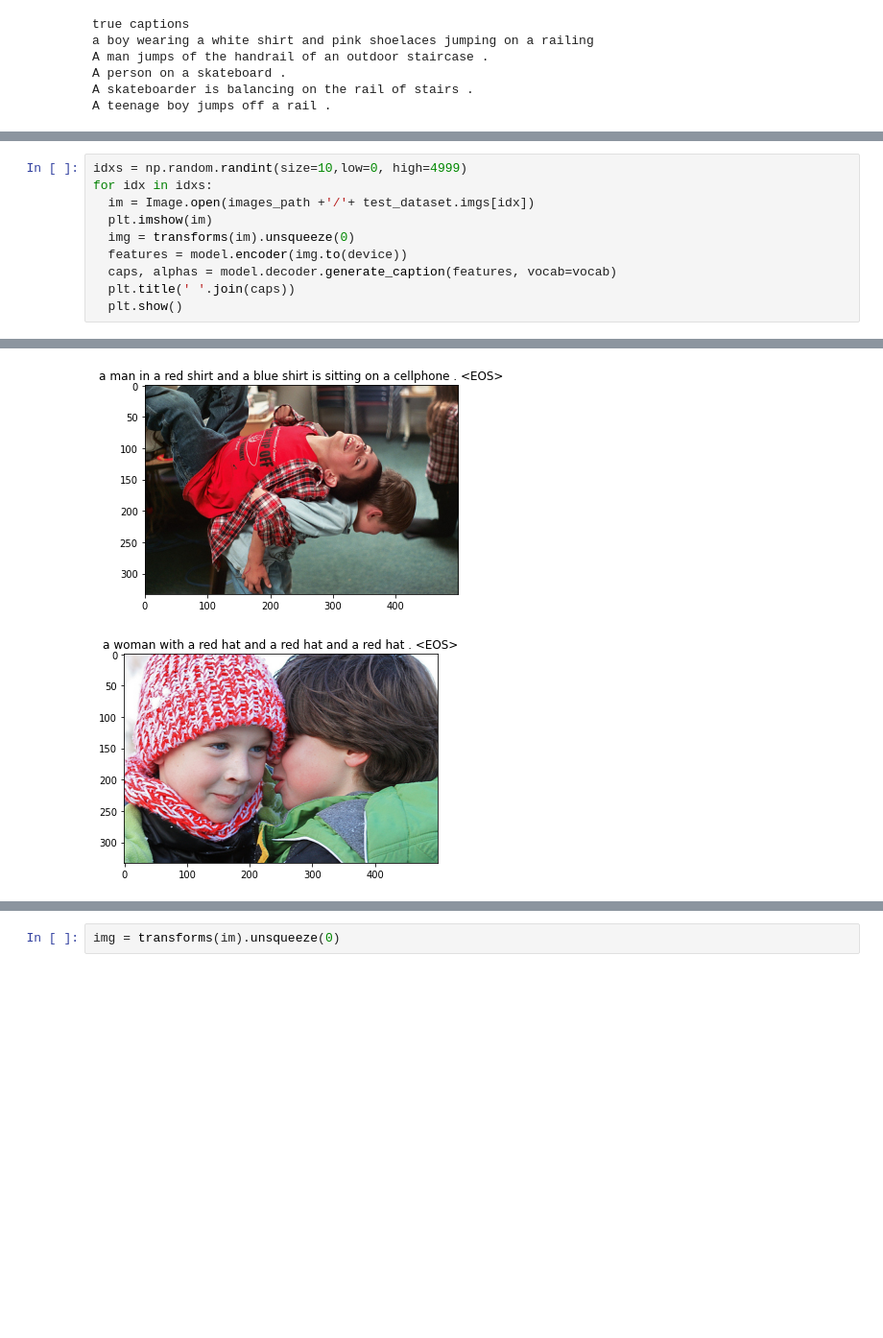
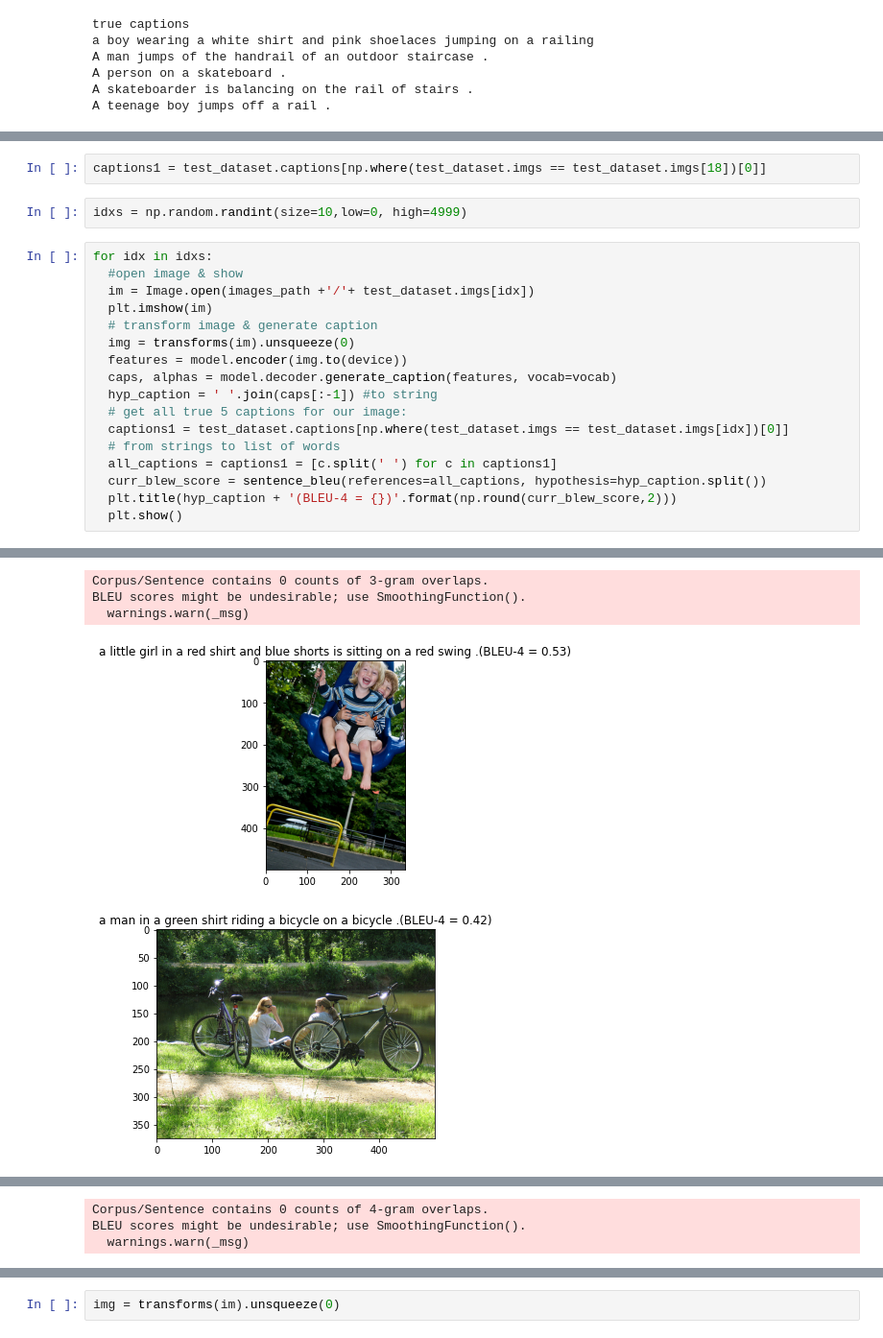
Before and after one commit to Hannibal96/ImageCaptionProject, a Jupyter notebook: Demo.ipynb, the cells around one changed output, grey strips where cells are left out. Shown at 96% size. Cells and saved outputs as stored; diff of their text form; blank space fills up the shorter version.

```diff
--- a/Demo.ipynb
+++ b/Demo.ipynb
@@ -246,11 +274,22 @@ A teenage boy jumps off a rail .
+# %%
+captions1 = test_dataset.captions[np.where(test_dataset.imgs == test_dataset.imgs[18])[0]]
+# %%
+idxs = np.random.randint(size=10,low=0, high=4999)
 # %%
-idxs = np.random.randint(size=10,low=0, high=4999)
 for idx in idxs:
+  #open image & show
   im = Image.open(images_path +'/'+ test_dataset.imgs[idx])
   plt.imshow(im)
+  # transform image & generate caption
   img = transforms(im).unsqueeze(0)
   features = model.encoder(img.to(device))
   caps, alphas = model.decoder.generate_caption(features, vocab=vocab)
-  plt.title(' '.join(caps))
+  hyp_caption = ' '.join(caps[:-1]) #to string
+  # get all true 5 captions for our image:
+  captions1 = test_dataset.captions[np.where(test_dataset.imgs == test_dataset.imgs[idx])[0]]
+  # from strings to list of words
+  all_captions = captions1 = [c.split(' ') for c in captions1]
+  curr_blew_score = sentence_bleu(references=all_captions, hypothesis=hyp_caption.split())
+  plt.title(hyp_caption + '(BLEU-4 = {})'.format(np.round(curr_blew_score,2)))
   plt.show()
 # %% [output]
@@ -259,2 +298,5 @@ for idx in idxs:
+Corpus/Sentence contains 0 counts of 3-gram overlaps.
+BLEU scores might be undesirable; use SmoothingFunction().
+  warnings.warn(_msg)
-[figure, old version]
+[figure, new version]
-[figure, old version]
+[figure, new version]
@@ -261,0 +304,3 @@ for idx in idxs:
+Corpus/Sentence contains 0 counts of 4-gram overlaps.
+BLEU scores might be undesirable; use SmoothingFunction().
+  warnings.warn(_msg)
```
Also changed, not shown: parts of 4 cells of this notebook.
